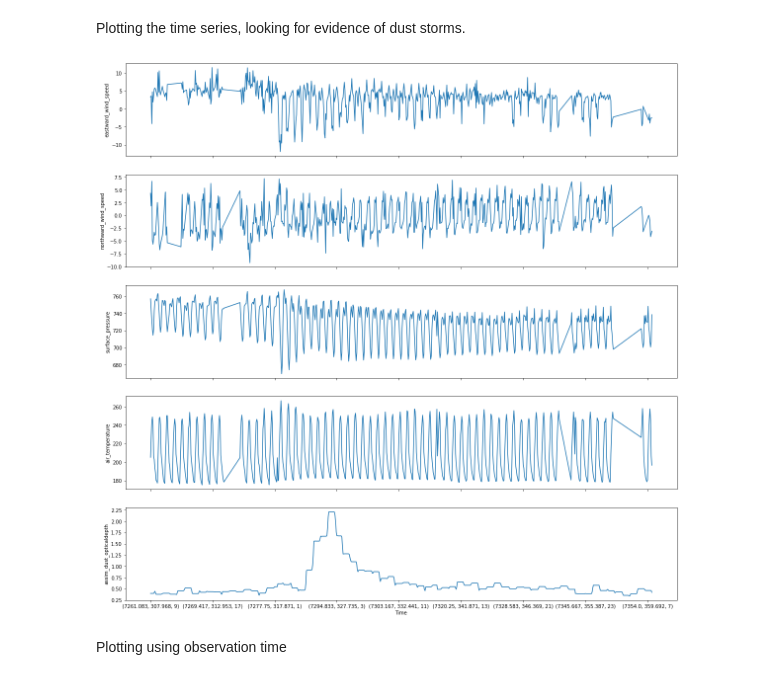
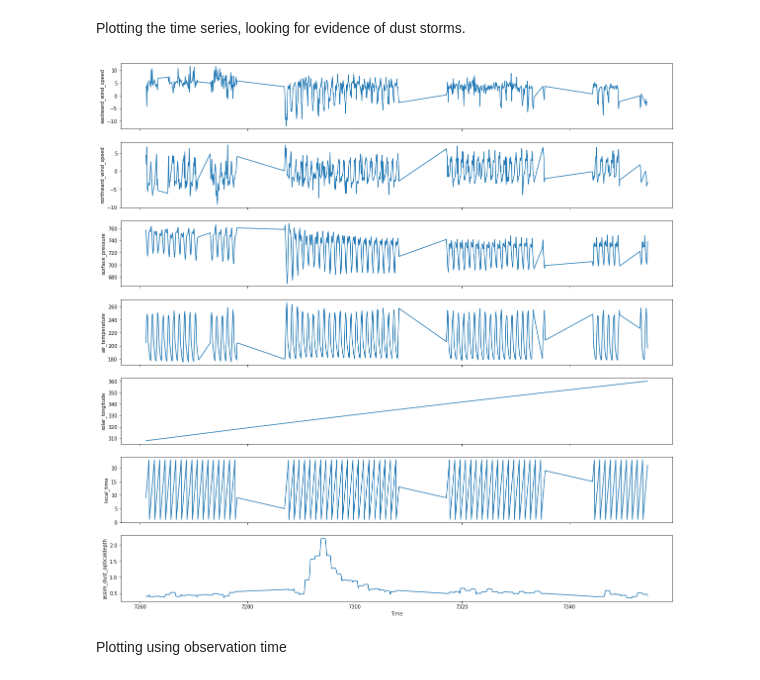
Before and after one commit to amelBennaceur/OpenMarsML, a Jupyter notebook: insight_data_analysis.ipynb, the cells around one changed output. Drawn from its saved outputs; the diff is of its cells as text; code cells hidden in the pictures.

Commit message:
Adding time-related Mars features

```diff
--- a/insight_data_analysis.ipynb
+++ b/insight_data_analysis.ipynb
@@ -137,18 +138,20 @@ Plotting the time series, looking for evidence of dust storms.
 # %%
 from typing import List
 
 target_columns: List[str] = [
     "eastward_wind_speed",
     "northward_wind_speed",
     "surface_pressure",
     "air_temperature",
+    "solar_longitude",
+    "local_time",
     "assim_dust_opticaldepth"]
 
 insight_lander.plot_time_series(dataframe=data_frame,
                                 column_names=target_columns,
-                                index_columns=["martian_days", "solar_longitude", "local_time"])
+                                index_columns=["martian_days"])
 # %% [output]
-[figure, old version]
+[figure, new version]
 # %% [markdown]
 Plotting using observation time
 # %%
```
Also changed, not shown: parts of 8 cells of this notebook, 5 other files.
